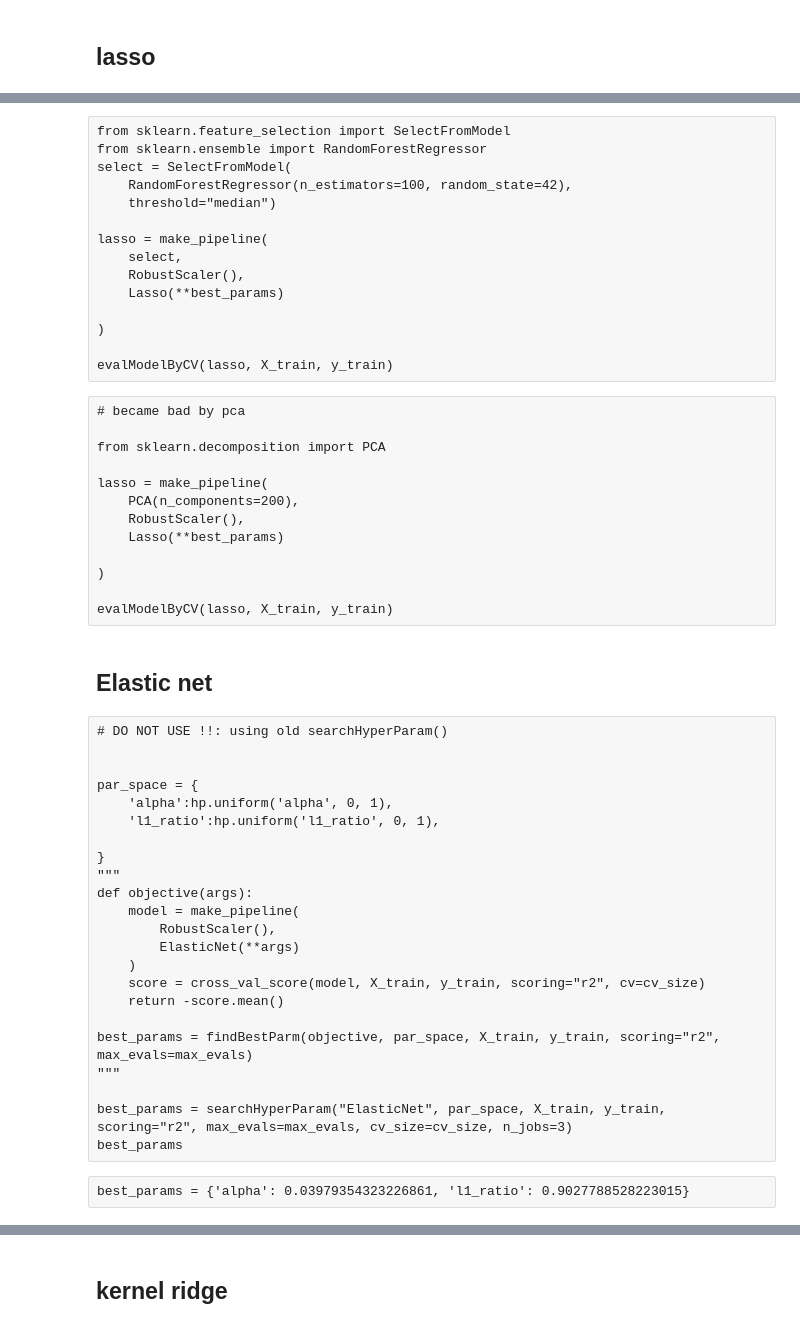
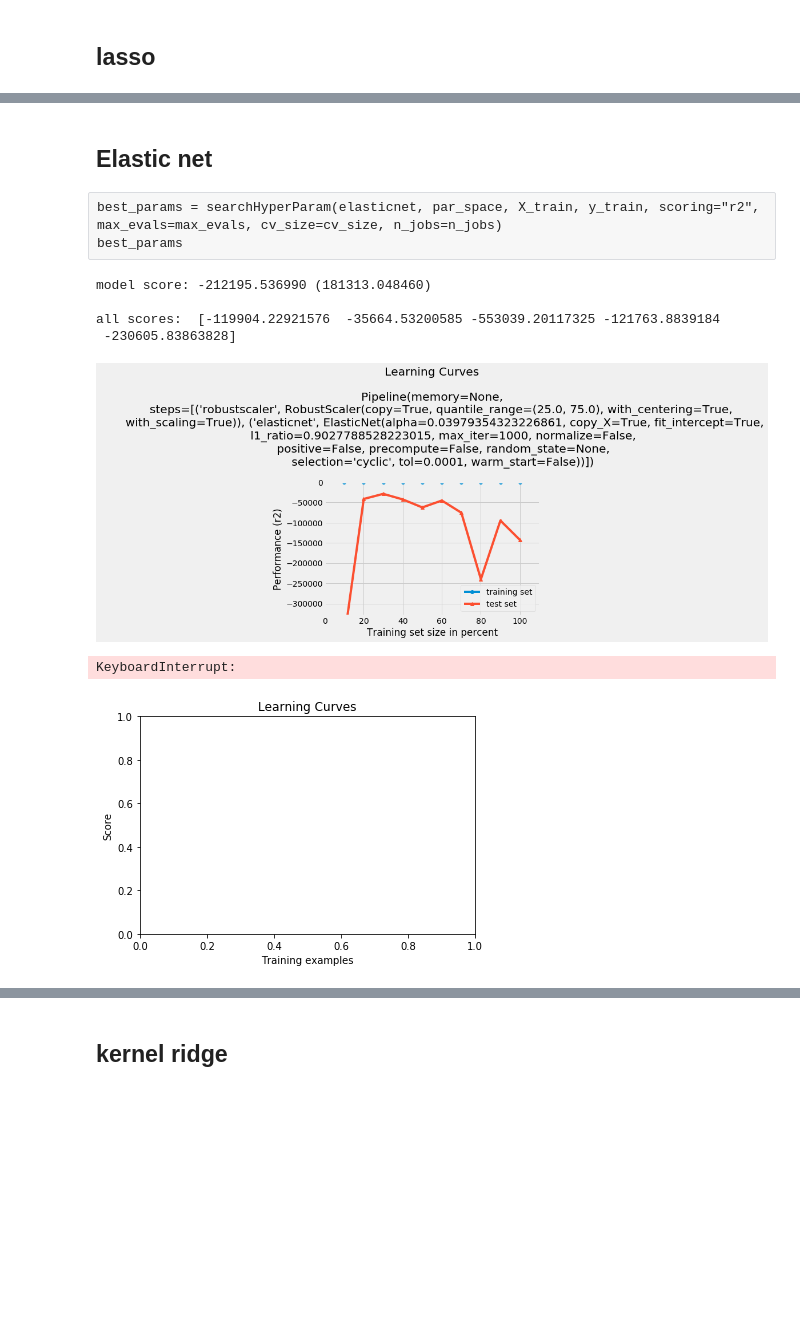
Before and after one commit to alancet/test, a Jupyter notebook: kaggle/santander-value-prediction-challenge/src/my_predict.ipynb, the cells around one changed output, grey strips where cells are left out. Drawn from its saved outputs; the diff is of its cells as text; code cells hidden in the pictures; blank space fills up the shorter version.

```diff
--- a/kaggle/santander-value-prediction-challenge/src/my_predict.ipynb
+++ b/kaggle/santander-value-prediction-challenge/src/my_predict.ipynb
@@ -1429,31 +1158,3 @@ plot_my_learning_curves(X_train, y_train, X_test, y_test, lasso, scoring="r2", c
-# %% [raw]
-from sklearn.feature_selection import SelectFromModel
-from sklearn.ensemble import RandomForestRegressor
-select = SelectFromModel(
-    RandomForestRegressor(n_estimators=100, random_state=42),
-    threshold="median")
-
-lasso = make_pipeline(
-    select,
-    RobustScaler(),
-    Lasso(**best_params)
-
-)
-
-evalModelByCV(lasso, X_train, y_train)
-# %% [raw]
-# became bad by pca
-
-from sklearn.decomposition import PCA
-
-lasso = make_pipeline(
-    PCA(n_components=200),
-    RobustScaler(),
-    Lasso(**best_params)
-
-)
-
-evalModelByCV(lasso, X_train, y_train)
 # %% [markdown]
 ## Elastic net
 # %%
@@ -1473,33 +1171,19 @@ best_params
+# %% [raw]
+best_params = searchHyperParam(elasticnet, par_space, X_train, y_train, scoring="r2", max_evals=max_evals, cv_size=cv_size, n_jobs=n_jobs)
+best_params
 # %%
 best_params = {'alpha': 0.03979354323226861, 'l1_ratio': 0.9027788528223015}
 # %%
 
 elasticnet.steps[-1][1].set_params(**best_params)
 
-evalModelByCV(elasticnet, X_train, y_train)
-plot_my_learning_curves(X_train, y_train, X_test, y_test, elasticnet, scoring="r2", cv=5, n_jobs=n_jobs)
+evalModelByCV(elasticnet, X_train, y_train, scoring="neg_mean_squared_log_error")
+#plot_my_learning_curves(X_train, y_train, X_test, y_test, elasticnet, scoring="r2", cv=5, n_jobs=n_jobs)
+# %% [output]
+model score: -212195.536990 (181313.048460)
+
+all scores:  [-119904.22921576  -35664.53200585 -553039.20117325 -121763.8839184
+ -230605.83863828]
+[figure, added]
+KeyboardInterrupt:
+[figure, added]
-# %% [raw]
-# DO NOT USE !!: using old searchHyperParam()
-
-
-par_space = {
-    'alpha':hp.uniform('alpha', 0, 1),
-    'l1_ratio':hp.uniform('l1_ratio', 0, 1),
-
-}
-"""
-def objective(args):
-    model = make_pipeline(
-        RobustScaler(),
-        ElasticNet(**args)
-    )
-    score = cross_val_score(model, X_train, y_train, scoring="r2", cv=cv_size)
-    return -score.mean()
-
-best_params = findBestParm(objective, par_space, X_train, y_train, scoring="r2", max_evals=max_evals)
-"""
-
-best_params = searchHyperParam("ElasticNet", par_space, X_train, y_train, scoring="r2", max_evals=max_evals, cv_size=cv_size, n_jobs=3)
-best_params
-# %% [raw]
-best_params = {'alpha': 0.03979354323226861, 'l1_ratio': 0.9027788528223015}
```
Also changed, not shown: parts of 95 cells of this notebook.
